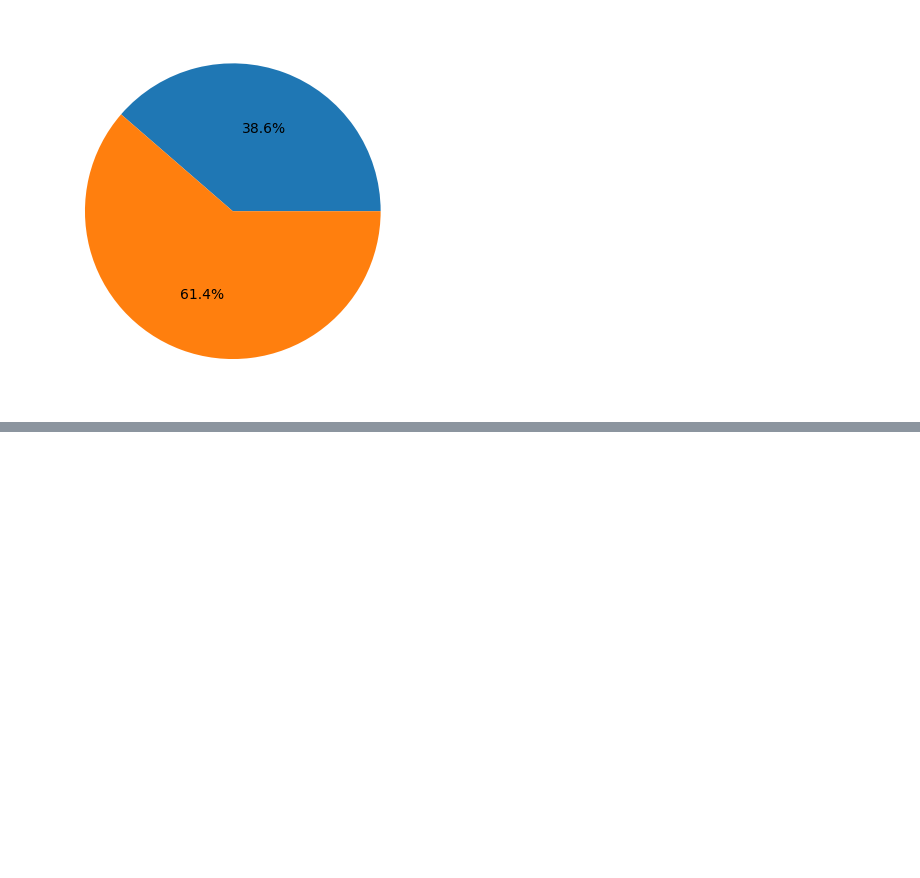
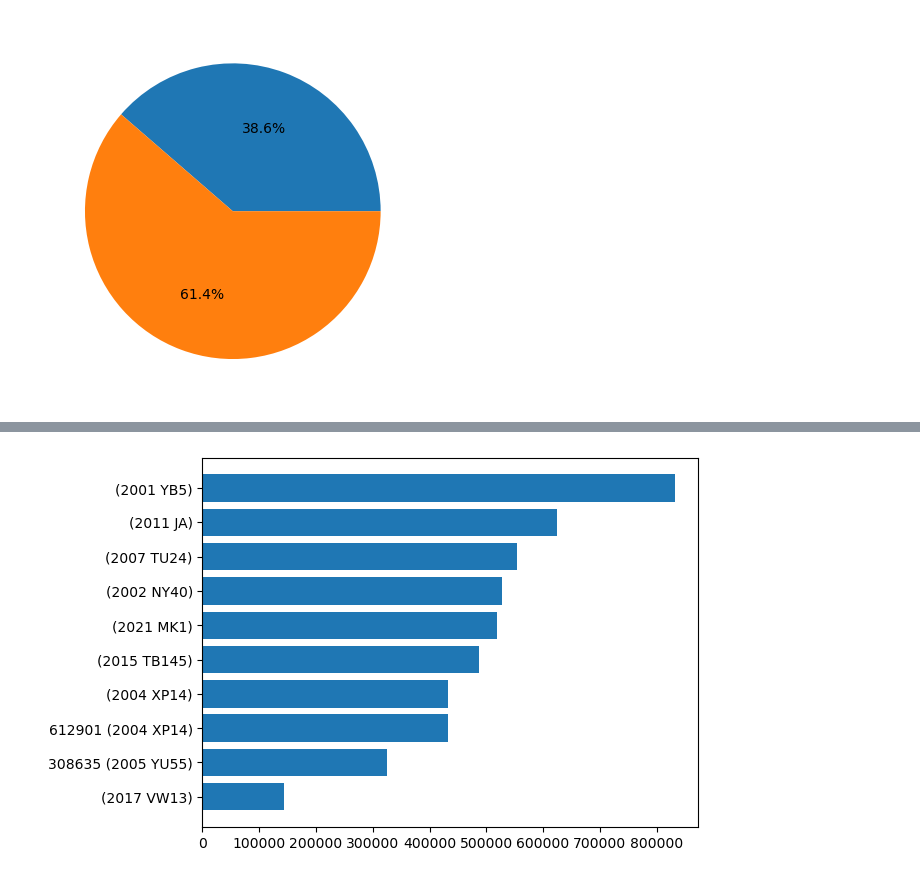
Before and after one commit to tamcu/Project-1-NASA, a Jupyter notebook: NASA_objects_draft.ipynb, the cells around one changed output, grey strips where cells are left out. Cells and saved outputs as stored; diff of their text form; code cells hidden in the pictures; blank space fills up the shorter version.

Commit message:
All graphics greated, refined dataframes

```diff
--- a/NASA_objects_draft.ipynb
+++ b/NASA_objects_draft.ipynb
@@ -178,0 +178,5 @@ plt.show()
+# %%
+hazardous_df = unique_objects_df[unique_objects_df['hazardous'] == True].reset_index(drop=True)
+
+closest = hazardous_df.nsmallest(10, 'miss_distance')
+closest
@@ -178,0 +195,5 @@ plt.show()
+# %%
+plt.barh(closest['name'], closest['miss_distance'])
+plt.show()
+# %% [output]
+[figure, added]
```
Also changed, not shown: parts of 15 cells of this notebook.
